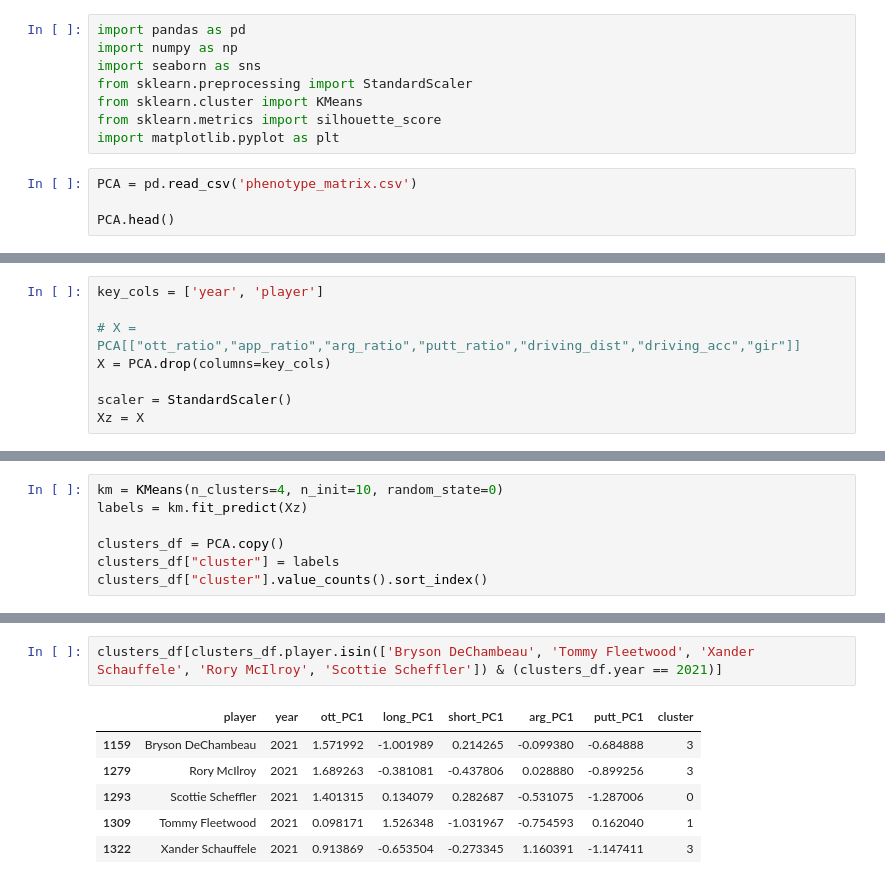
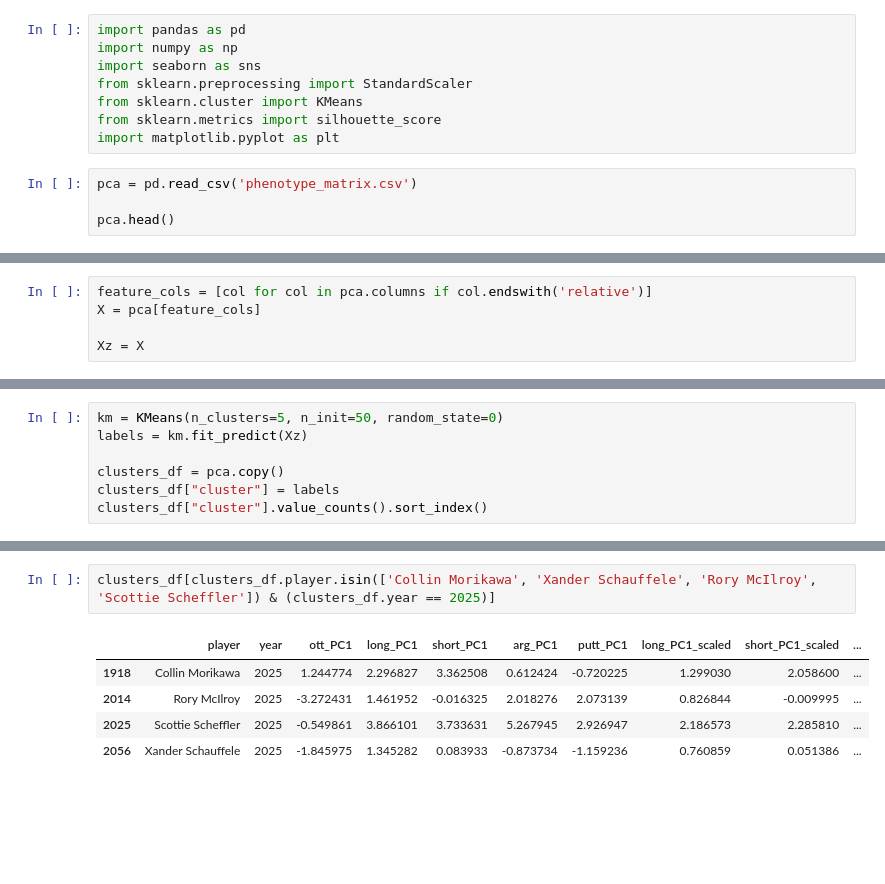
Before and after one commit to vetherton/COS497IW, a Jupyter notebook: new_data_clustering.ipynb, the cells around one changed output, grey strips where cells are left out. Cells and saved outputs as stored; diff of their text form; blank space fills up the shorter version.

```diff
--- a/new_data_clustering.ipynb
+++ b/new_data_clustering.ipynb
@@ -7,7 +7,7 @@ from sklearn.cluster import KMeans
 from sklearn.metrics import silhouette_score
 import matplotlib.pyplot as plt
 # %%
-PCA = pd.read_csv('phenotype_matrix.csv')
+pca = pd.read_csv('phenotype_matrix.csv')
 
-PCA.head()
+pca.head()
 # %% [output]
@@ -37,8 +40,5 @@ memory usage: 112.7+ KB
 # %%
-key_cols = ['year', 'player']
+feature_cols = [col for col in pca.columns if col.endswith('relative')]
+X = pca[feature_cols]
 
-# X = PCA[["ott_ratio","app_ratio","arg_ratio","putt_ratio","driving_dist","driving_acc","gir"]]
-X = PCA.drop(columns=key_cols)
-
-scaler = StandardScaler()
 Xz = X
@@ -95,8 +113,8 @@ print(sil_df)
 # %%
-km = KMeans(n_clusters=4, n_init=10, random_state=0)
+km = KMeans(n_clusters=5, n_init=50, random_state=0)
 labels = km.fit_predict(Xz)
 
-clusters_df = PCA.copy()
+clusters_df = pca.copy()
 clusters_df["cluster"] = labels
 clusters_df["cluster"].value_counts().sort_index()
 # %% [output]
@@ -136,9 +164,8 @@ clusters_df
 # %%
-clusters_df[clusters_df.player.isin(['Bryson DeChambeau', 'Tommy Fleetwood', 'Xander Schauffele', 'Rory McIlroy', 'Scottie Scheffler']) & (clusters_df.year == 2021)]
+clusters_df[clusters_df.player.isin(['Collin Morikawa', 'Xander Schauffele', 'Rory McIlroy', 'Scottie Scheffler']) & (clusters_df.year == 2025)]
 # %% [output]
-|  | player | year | ott_PC1 | long_PC1 | short_PC1 | arg_PC1 | putt_PC1 | cluster |
-| 1159 | Bryson DeChambeau | 2021 | 1.571992 | -1.001989 | 0.214265 | -0.099380 | -0.684888 | 3 |
-| 1279 | Rory McIlroy | 2021 | 1.689263 | -0.381081 | -0.437806 | 0.028880 | -0.899256 | 3 |
-| 1293 | Scottie Scheffler | 2021 | 1.401315 | 0.134079 | 0.282687 | -0.531075 | -1.287006 | 0 |
-| 1309 | Tommy Fleetwood | 2021 | 0.098171 | 1.526348 | -1.031967 | -0.754593 | 0.162040 | 1 |
-| 1322 | Xander Schauffele | 2021 | 0.913869 | -0.653504 | -0.273345 | 1.160391 | -1.147411 | 3 |
+|  | player | year | ott_PC1 | long_PC1 | short_PC1 | arg_PC1 | putt_PC1 | long_PC1_scaled | short_PC1_scaled | ... |
+| 1918 | Collin Morikawa | 2025 | 1.244774 | 2.296827 | 3.362508 | 0.612424 | -0.720225 | 1.299030 | 2.058600 | ... |
+| 2014 | Rory McIlroy | 2025 | -3.272431 | 1.461952 | -0.016325 | 2.018276 | 2.073139 | 0.826844 | -0.009995 | ... |
+| 2025 | Scottie Scheffler | 2025 | -0.549861 | 3.866101 | 3.733631 | 5.267945 | 2.926947 | 2.186573 | 2.285810 | ... |
+| 2056 | Xander Schauffele | 2025 | -1.845975 | 1.345282 | 0.083933 | -0.873734 | -1.159236 | 0.760859 | 0.051386 | ... |
```
Also changed, not shown: parts of 35 cells of this notebook, 3 other files.
